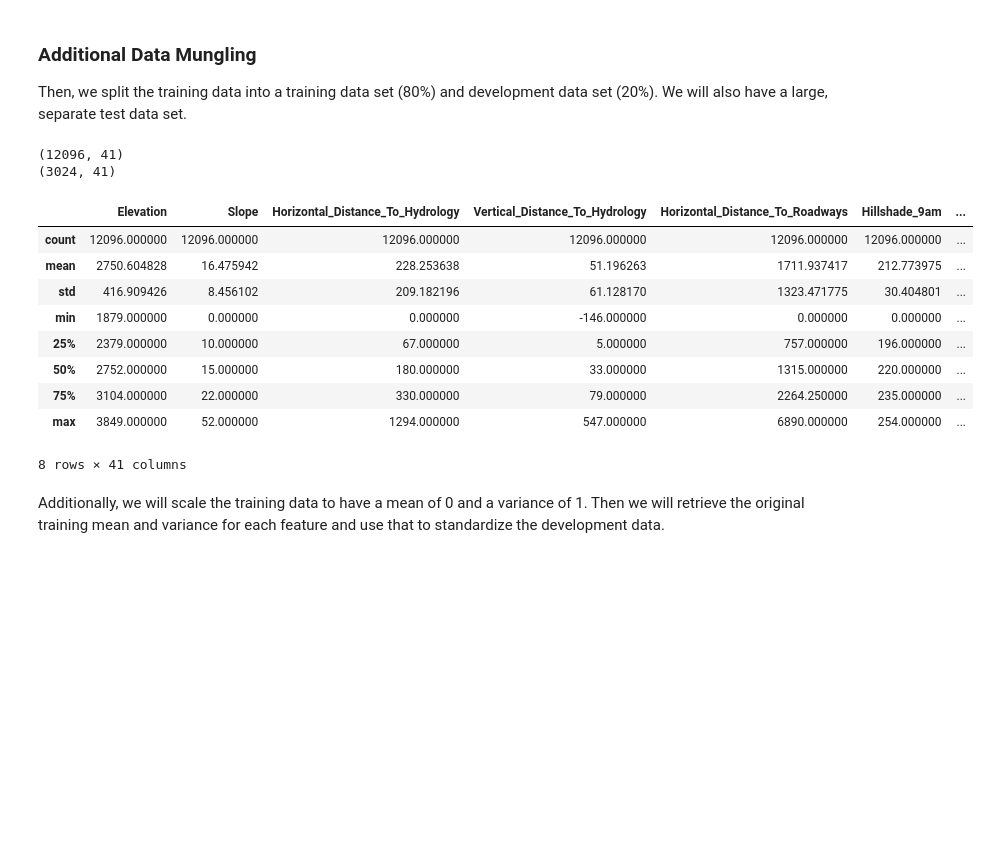
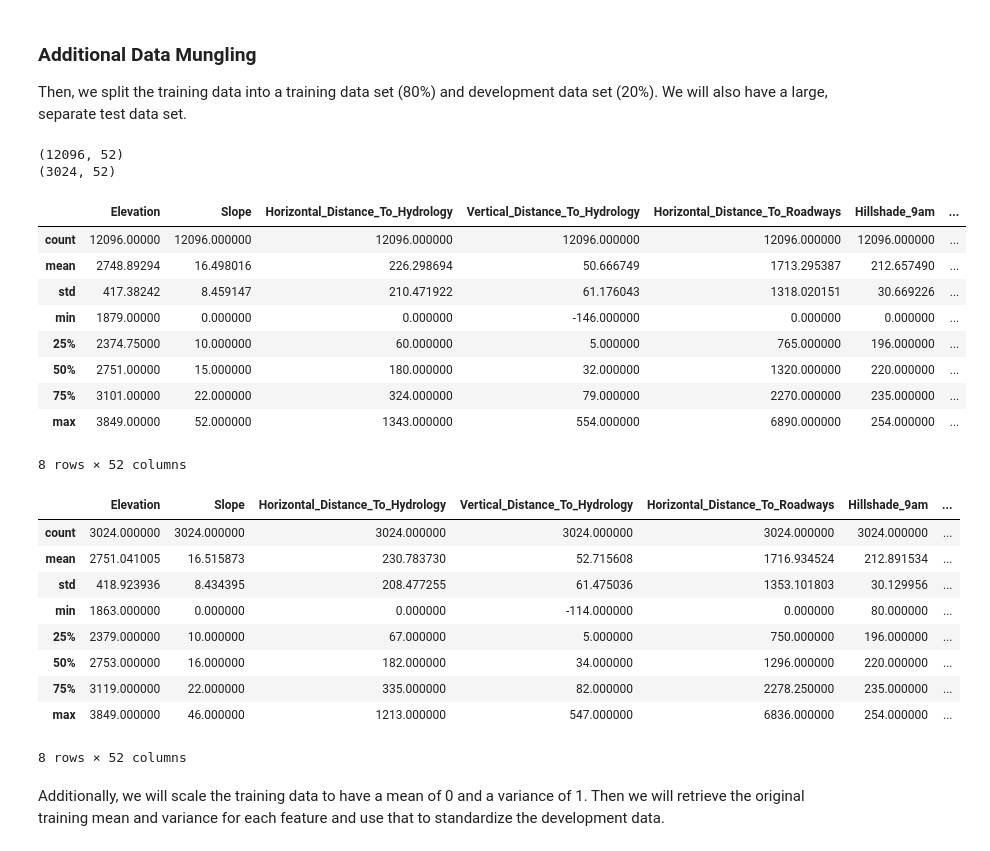
Before and after one commit to justinetaylor/mids-w207-final-project, a Jupyter notebook: clear-cut-solution.ipynb, the cells around one changed output. Cells and saved outputs as stored; diff of their text form; code cells hidden in the pictures; blank space fills up the shorter version.

```diff
--- a/clear-cut-solution.ipynb
+++ b/clear-cut-solution.ipynb
@@ -227,13 +227,13 @@ Now we'll drop soil types that don't exist in the training set. Then we will com
 # %%
-# Remove soil type 7 and 15 due to no data
-train_df.drop(columns=["Soil_Type7", "Soil_Type15"], inplace=True)
+# # Remove soil type 7 and 15 due to no data
+# train_df.drop(columns=["Soil_Type7", "Soil_Type15"], inplace=True)
 
-# Remove soil type 19, 37, 34, 21, 27,36,9, 28,8,25 due to no limited data - TODO: should we be dropping these?
-train_df.drop(columns=["Soil_Type19", "Soil_Type37","Soil_Type34", "Soil_Type21","Soil_Type27", "Soil_Type36","Soil_Type9", "Soil_Type28","Soil_Type8", "Soil_Type25"], inplace=True)
+# # Remove soil type 19, 37, 34, 21, 27,36,9, 28,8,25 due to no limited data - TODO: should we be dropping these?
+# train_df.drop(columns=["Soil_Type19", "Soil_Type37","Soil_Type34", "Soil_Type21","Soil_Type27", "Soil_Type36","Soil_Type9", "Soil_Type28","Soil_Type8", "Soil_Type25"], inplace=True)
 
-# Combine soil type 35,38,39, 40
-train_df["soil_type35383940"] = train_df["Soil_Type38"] +  train_df["Soil_Type39"] + train_df["Soil_Type40"] +  train_df["Soil_Type35"]
-train_df.drop(columns=["Soil_Type35","Soil_Type38", "Soil_Type39",'Soil_Type40'], inplace=True)
+# # Combine soil type 35,38,39, 40
+# train_df["soil_type35383940"] = train_df["Soil_Type38"] +  train_df["Soil_Type39"] + train_df["Soil_Type40"] +  train_df["Soil_Type35"]
+# train_df.drop(columns=["Soil_Type35","Soil_Type38", "Soil_Type39",'Soil_Type40'], inplace=True)
 
-# Check shape is as expected
-print(train_df.shape)
+# # Check shape is as expected
+# print(train_df.shape)
@@ -250,27 +368,38 @@ Then, we split the training data into a training data set (80%) and development
 # %%
 # Split training data (labeled) into 80% training and 20% dev) and randomly sample
 training_data = train_df.sample(frac=0.8)
 dev_data_df = train_df.drop(training_data.index)
 
 # Examine shape of both data sets
 print(training_data.shape)
 print(dev_data_df.shape)
 
 # Briefly examine feature attributes for the training data
-training_data.describe()
+display(training_data.describe())
+display(dev_data_df.describe())
 # %% [output]
-(12096, 41)
-(3024, 41)
+(12096, 52)
+(3024, 52)
 |  | Elevation | Slope | Horizontal_Distance_To_Hydrology | Vertical_Distance_To_Hydrology | Horizontal_Distance_To_Roadways | Hillshade_9am | ... |
-| count | 12096.000000 | 12096.000000 | 12096.000000 | 12096.000000 | 12096.000000 | 12096.000000 | ... |
-| mean | 2750.604828 | 16.475942 | 228.253638 | 51.196263 | 1711.937417 | 212.773975 | ... |
-| std | 416.909426 | 8.456102 | 209.182196 | 61.128170 | 1323.471775 | 30.404801 | ... |
-| min | 1879.000000 | 0.000000 | 0.000000 | -146.000000 | 0.000000 | 0.000000 | ... |
-| 25% | 2379.000000 | 10.000000 | 67.000000 | 5.000000 | 757.000000 | 196.000000 | ... |
-| 50% | 2752.000000 | 15.000000 | 180.000000 | 33.000000 | 1315.000000 | 220.000000 | ... |
-| 75% | 3104.000000 | 22.000000 | 330.000000 | 79.000000 | 2264.250000 | 235.000000 | ... |
-| max | 3849.000000 | 52.000000 | 1294.000000 | 547.000000 | 6890.000000 | 254.000000 | ... |
+| count | 12096.00000 | 12096.000000 | 12096.000000 | 12096.000000 | 12096.000000 | 12096.000000 | ... |
+| mean | 2748.89294 | 16.498016 | 226.298694 | 50.666749 | 1713.295387 | 212.657490 | ... |
+| std | 417.38242 | 8.459147 | 210.471922 | 61.176043 | 1318.020151 | 30.669226 | ... |
+| min | 1879.00000 | 0.000000 | 0.000000 | -146.000000 | 0.000000 | 0.000000 | ... |
+| 25% | 2374.75000 | 10.000000 | 60.000000 | 5.000000 | 765.000000 | 196.000000 | ... |
+| 50% | 2751.00000 | 15.000000 | 180.000000 | 32.000000 | 1320.000000 | 220.000000 | ... |
+| 75% | 3101.00000 | 22.000000 | 324.000000 | 79.000000 | 2270.000000 | 235.000000 | ... |
+| max | 3849.00000 | 52.000000 | 1343.000000 | 554.000000 | 6890.000000 | 254.000000 | ... |
-8 rows × 41 columns
+8 rows × 52 columns
+|  | Elevation | Slope | Horizontal_Distance_To_Hydrology | Vertical_Distance_To_Hydrology | Horizontal_Distance_To_Roadways | Hillshade_9am | ... |
+| count | 3024.000000 | 3024.000000 | 3024.000000 | 3024.000000 | 3024.000000 | 3024.000000 | ... |
+| mean | 2751.041005 | 16.515873 | 230.783730 | 52.715608 | 1716.934524 | 212.891534 | ... |
+| std | 418.923936 | 8.434395 | 208.477255 | 61.475036 | 1353.101803 | 30.129956 | ... |
+| min | 1863.000000 | 0.000000 | 0.000000 | -114.000000 | 0.000000 | 80.000000 | ... |
+| 25% | 2379.000000 | 10.000000 | 67.000000 | 5.000000 | 750.000000 | 196.000000 | ... |
+| 50% | 2753.000000 | 16.000000 | 182.000000 | 34.000000 | 1296.000000 | 220.000000 | ... |
+| 75% | 3119.000000 | 22.000000 | 335.000000 | 82.000000 | 2278.250000 | 235.000000 | ... |
+| max | 3849.000000 | 46.000000 | 1213.000000 | 547.000000 | 6836.000000 | 254.000000 | ... |
+8 rows × 52 columns
 # %% [markdown]
 Additionally, we will scale the training data to have a mean of 0 and a variance of 1. Then we will retrieve the original training mean and variance for each feature and use that to standardize the development data.
 # %%
```
Also changed, not shown: parts of 17 cells of this notebook, 23 other files.
